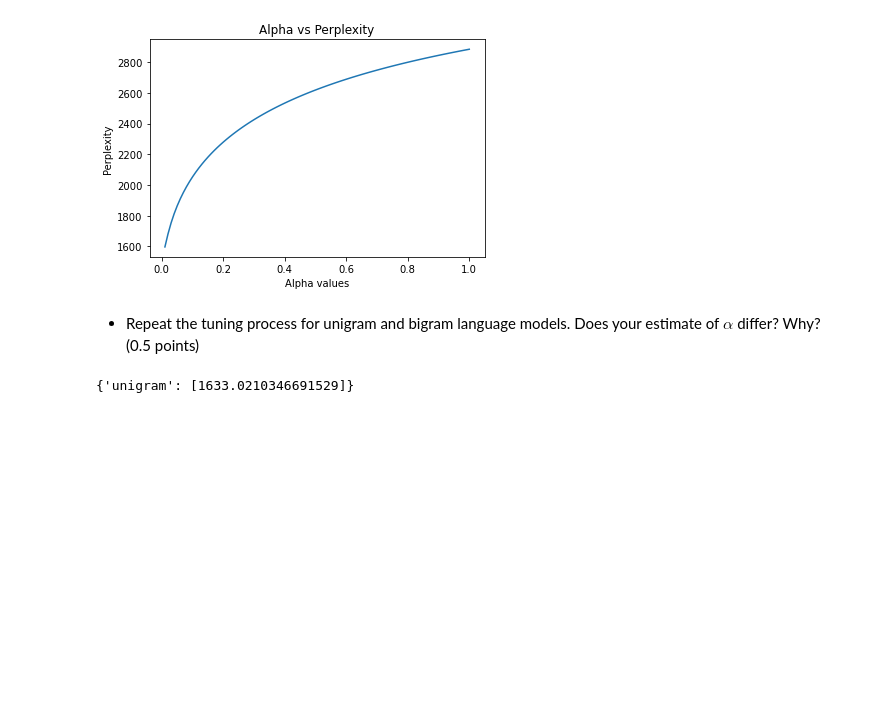
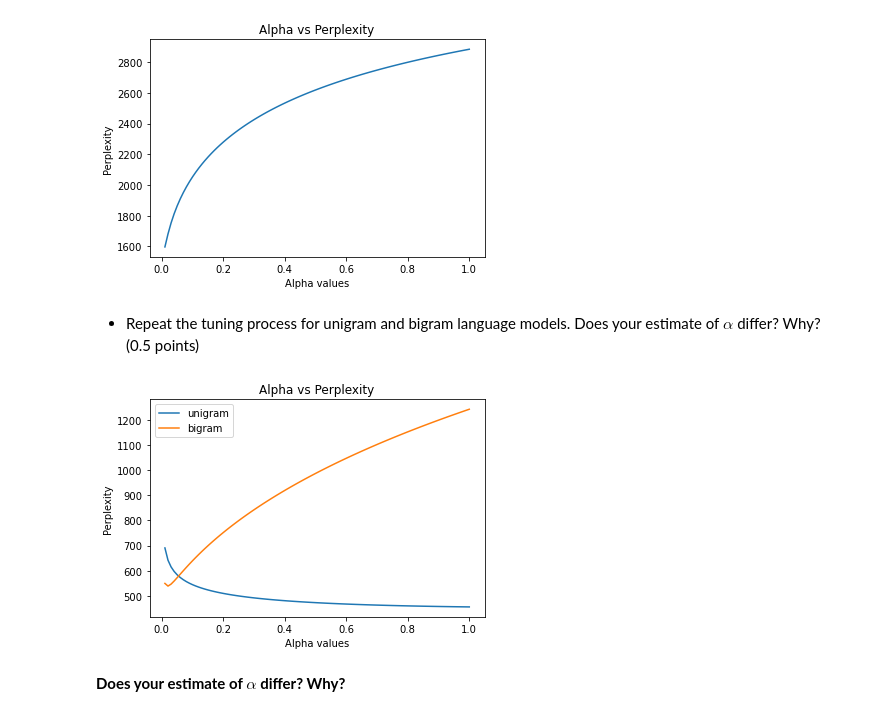
Before and after one commit to sangeet2020/ss-21, a Jupyter notebook: snlp/hw6/Assignment 6.ipynb, the cells around one changed output. Drawn from its saved outputs; the diff is of its cells as text; code cells hidden in the pictures; blank space fills up the shorter version.

```diff
--- a/snlp/hw6/Assignment 6.ipynb
+++ b/snlp/hw6/Assignment 6.ipynb
@@ -339,22 +343,25 @@ exercise_3.plot_pp_vs_alpha(PPs, alphas)
 # %%
 # hyperparamter tuning, bigram + trigram
 
 PP_dict = dict()
 N = 3
 for n in range(1,N):
     PPs = []
     for alpha in alphas:
         pp_folds = np.zeros(k_folds)
         for i in range(k_folds):
             train = cv_folds[i-1:i] + cv_folds[i+1:] if i != 0 else cv_folds[i+1:]
             train = [item for sublist in train for item in sublist]
-            LM = lm.LanguageModel(train, cv_folds[i], N=N, alpha=alpha)
+            LM = lm.LanguageModel(train, cv_folds[i], N=n, alpha=alpha)
             pp_folds[i] = LM.perplexity()
 
         avrg_PP = np.sum(pp_folds)/k_folds
         PPs.append(avrg_PP)
     PP_dict[n] = PPs
+
+exercise_3 = reload(exercise_3)
+exercise_3.plot_PPS_vs_alpha(PP_dict, alphas)
+# %% [output]
+[figure, added]
-# %%
-PPs
-# %% [output]
-{'unigram': [1633.0210346691529]}
+# %% [markdown]
+**Does your estimate of $\alpha$  differ? Why?** <br>
```
Also changed, not shown: parts of 9 cells of this notebook.
